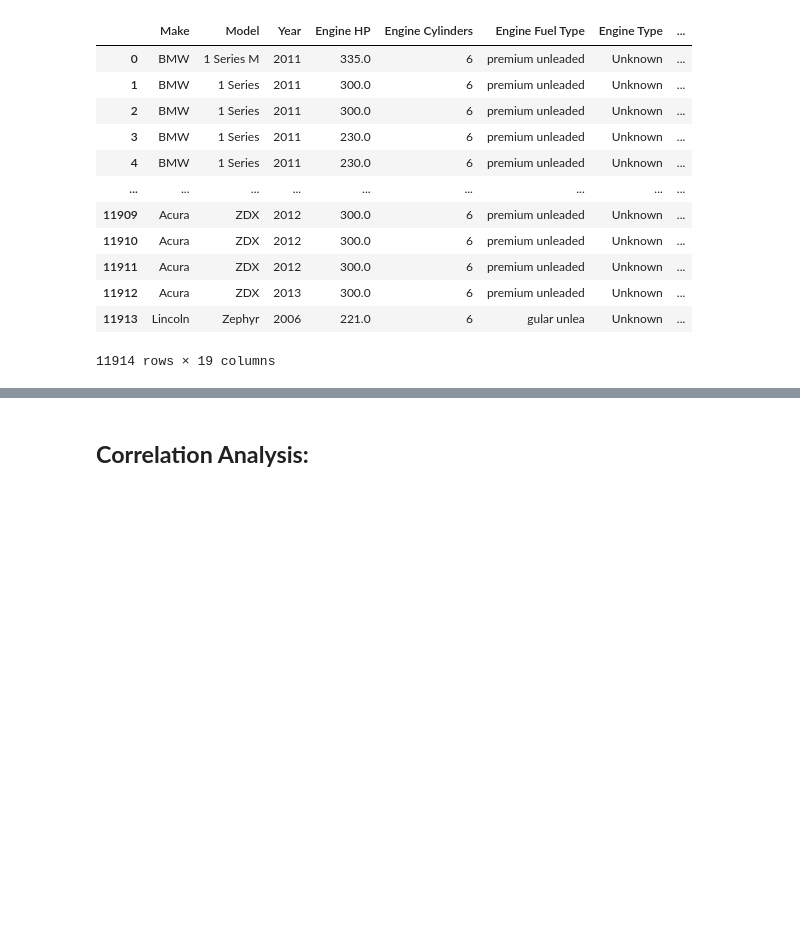
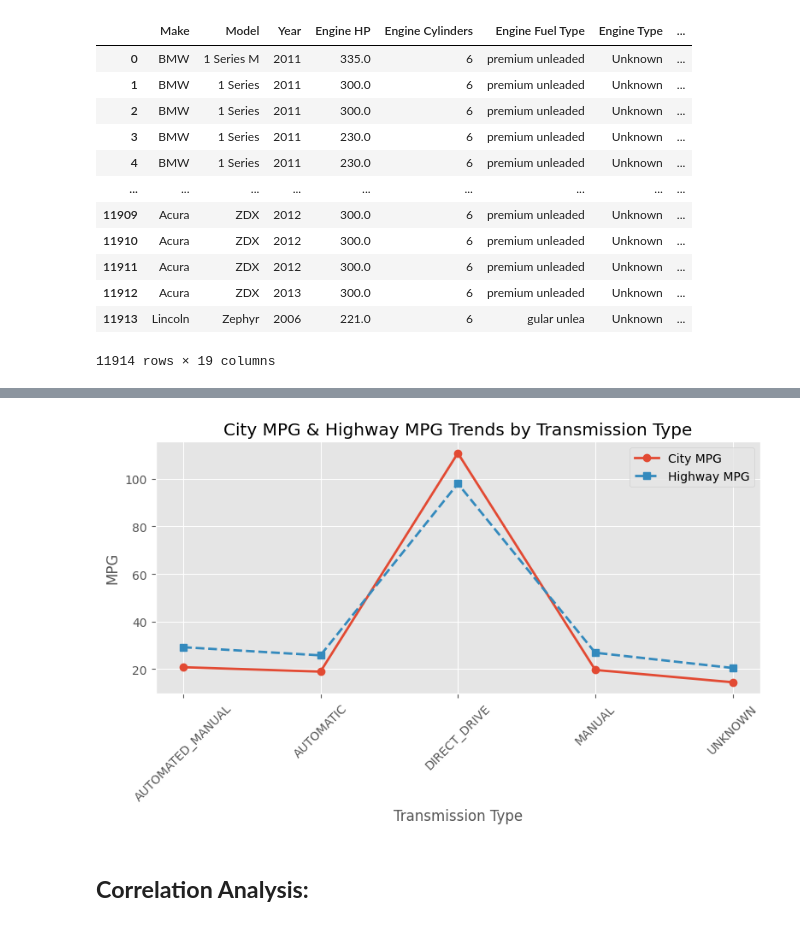
Before and after one commit to KonstantinData/Bootcamp-Analytics, a Jupyter notebook: Python/car_data_project/Car_Dataset_Analysis_Project_Konstantin.ipynb, the cells around one changed output, grey strips where cells are left out. Saved outputs shown, nothing was run; the diff lists cells and outputs as text; code cells hidden in the pictures; blank space fills up the shorter version.

```diff
--- a/Python/car_data_project/Car_Dataset_Analysis_Project_Konstantin.ipynb
+++ b/Python/car_data_project/Car_Dataset_Analysis_Project_Konstantin.ipynb
@@ -38,0 +15,11 @@ df_car_raw.head()
+# %%
+# Providing data via GitHub URL ensures availability without requiring access to a Google Drive account.
+
+# GitHub Raw-URL zur CSV-Datei
+url = "https://raw.githubusercontent.com/KonstantinData/courses_certificates_journals/refs/heads/main/Python/car_data_project/car_data.csv"
+
+# CSV-Datei direkt in Pandas einlesen
+df_car_raw = pd.read_csv(url)
+
+# This is the data provided as raw data
+# I named the dataframe df_car_raw
@@ -285,0 +209,13 @@ Index: []
+# %%
+# I determined the missing *Engine HP* values through internet research using ChatGPT.
+# Additionally, I randomly verified some values for accuracy via Google search.
+# The updated data was saved as a new CSV file, which I now import here.
+
+# GitHub Raw-URL zur CSV-Datei
+url = "https://raw.githubusercontent.com/KonstantinData/courses_certificates_journals/refs/heads/main/Python/car_data_project/updated_engine_hp.csv"
+
+# CSV-Datei direkt in Pandas einlesen
+updated_engine_hp = pd.read_csv(url)
+
+# Ausgabe der geladenen Daten
+print(updated_engine_hp.head())
@@ -827,3 +784,24 @@ plt.show()
+# %%
+# Creating a line plot to visualize trends in "City MPG" and "Highway MPG" across different transmission types.
+# Data points are averaged for each transmission type to observe fuel efficiency patterns.
+
+avg_mpg = df_car_clean.groupby("Transmission Type")[["City MPG", "Highway MPG"]].mean().sort_index()
+x = np.arange(len(avg_mpg))
+
+fig, ax = plt.subplots(figsize=(8, 5))
+ax.plot(x, avg_mpg["City MPG"], marker="o", linestyle="-", linewidth=2, label="City MPG")
+ax.plot(x, avg_mpg["Highway MPG"], marker="s", linestyle="--", linewidth=2, label="Highway MPG")
+
+ax.set_xticks(x)
+ax.set_xticklabels(avg_mpg.index, rotation=45)
+ax.set_xlabel("Transmission Type")
+ax.set_ylabel("MPG")
+ax.set_title("City MPG & Highway MPG Trends by Transmission Type")
+ax.legend()
+plt.tight_layout()
+plt.show()
+# %% [output]
+[figure, added]
 # %% [markdown]
 ## **Correlation Analysis:**
 # %%
```
Also changed, not shown: parts of 102 cells of this notebook.
